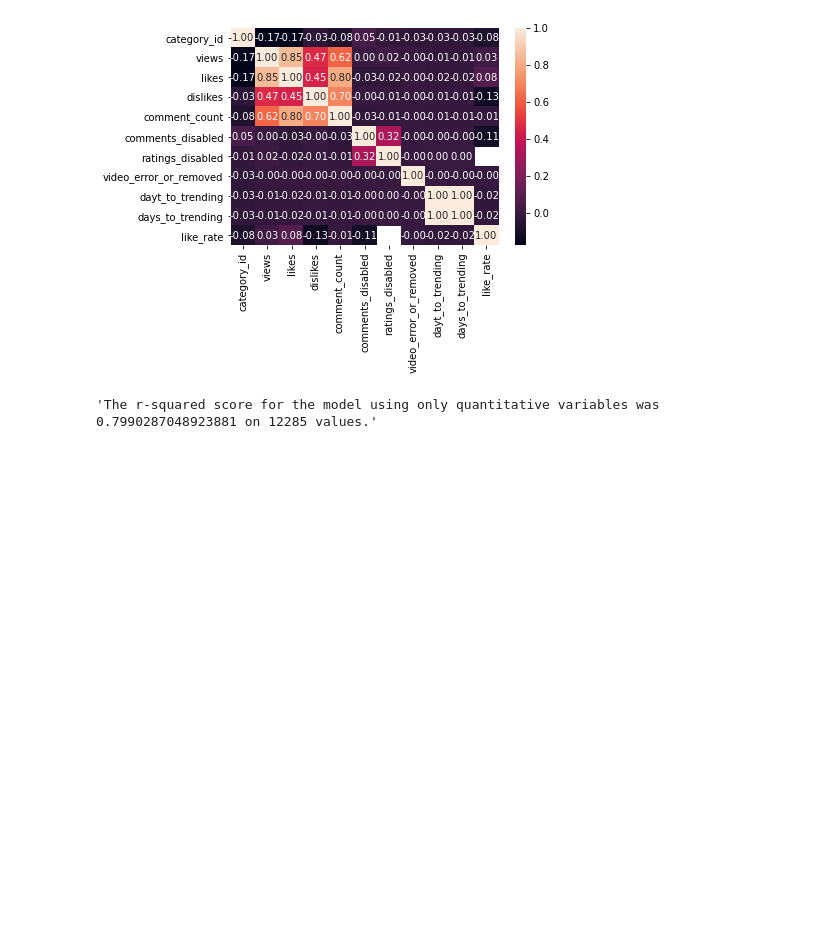
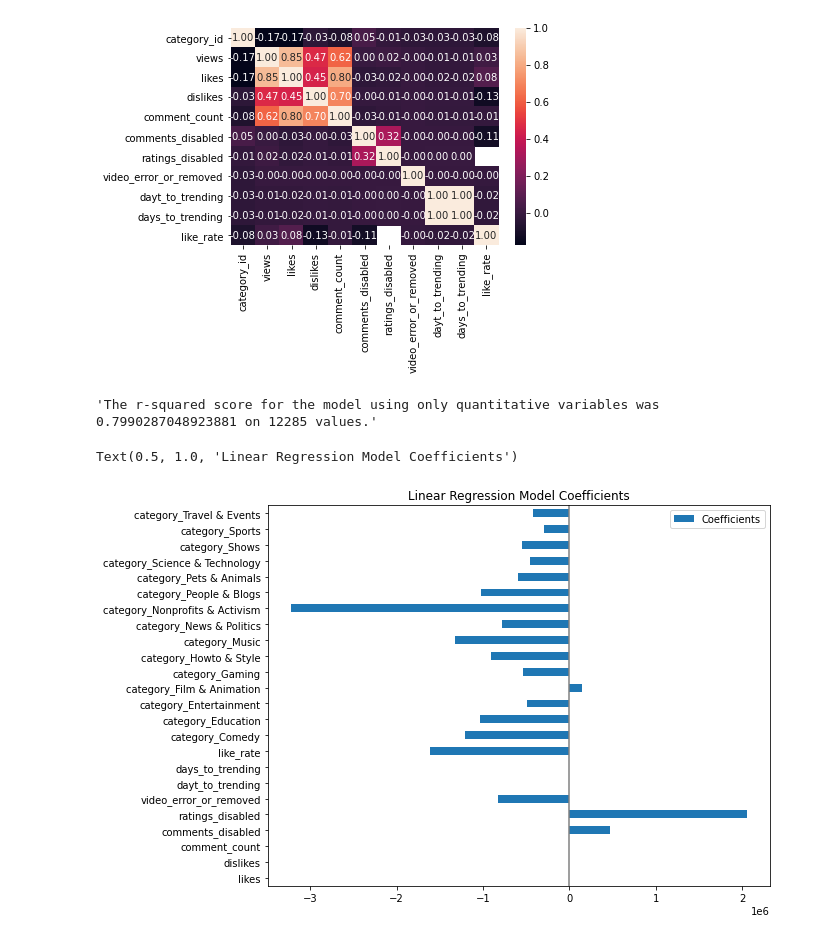
Before and after one commit to jdhuasirui/youtube-tending-video-analysis-ML-model, a Jupyter notebook: udacity_data_science_project_1_youtube.ipynb, the cells around one changed output. Drawn from its saved outputs; the diff is of its cells as text; code cells hidden in the pictures; blank space fills up the shorter version.

Commit message:
Add coef visualization to the note book

```diff
--- a/udacity_data_science_project_1_youtube.ipynb
+++ b/udacity_data_science_project_1_youtube.ipynb
@@ -192,3 +192,12 @@ y_test_preds = lm_model.predict(X_test)
 "The r-squared score for the model using only quantitative variables was {} on {} values.".format(r2_score(y_test, y_test_preds), len(y_test))
 # %% [output]
 'The r-squared score for the model using only quantitative variables was 0.7990287048923881 on 12285 values.'
+# %%
+# Visualize the coefficients of the model
+coefs = pd.DataFrame(lm_model.coef_,X.columns, columns=['Coefficients'])
+coefs.plot(kind='barh', figsize=(9, 7))
+plt.axvline(x=0, color='.5')
+plt.title('Linear Regression Model Coefficients')
+# %% [output]
+Text(0.5, 1.0, 'Linear Regression Model Coefficients')
+[figure, added]
```
